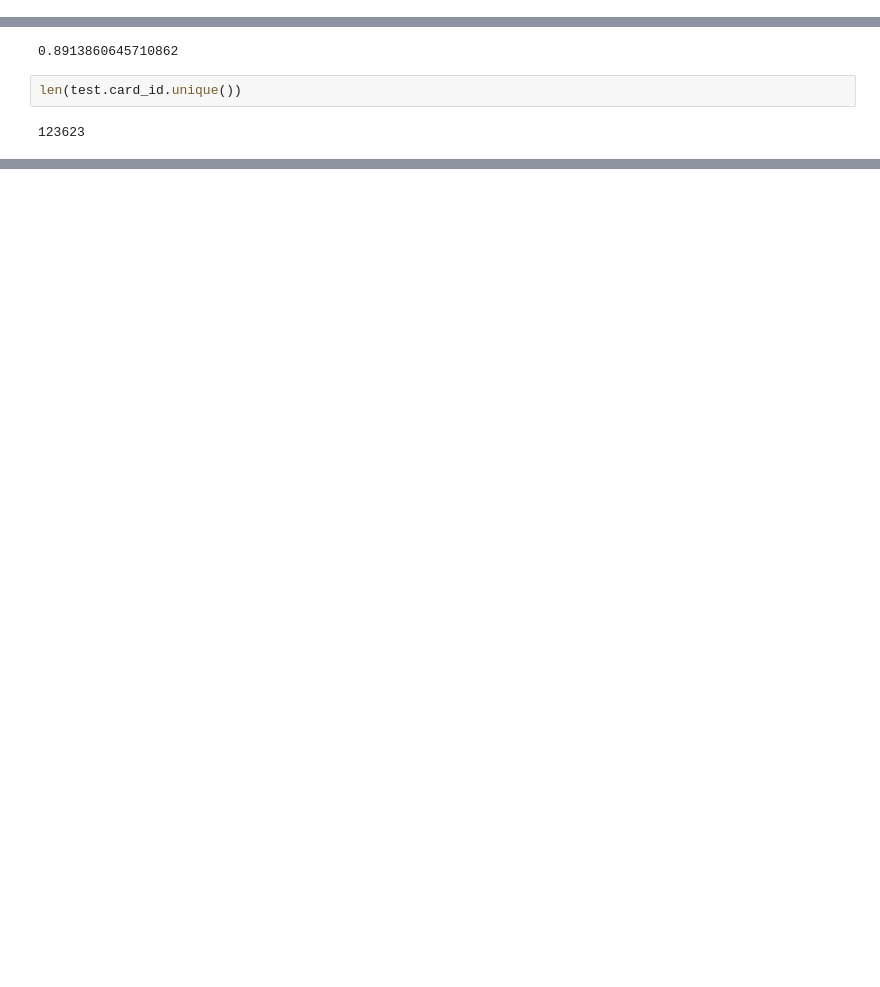
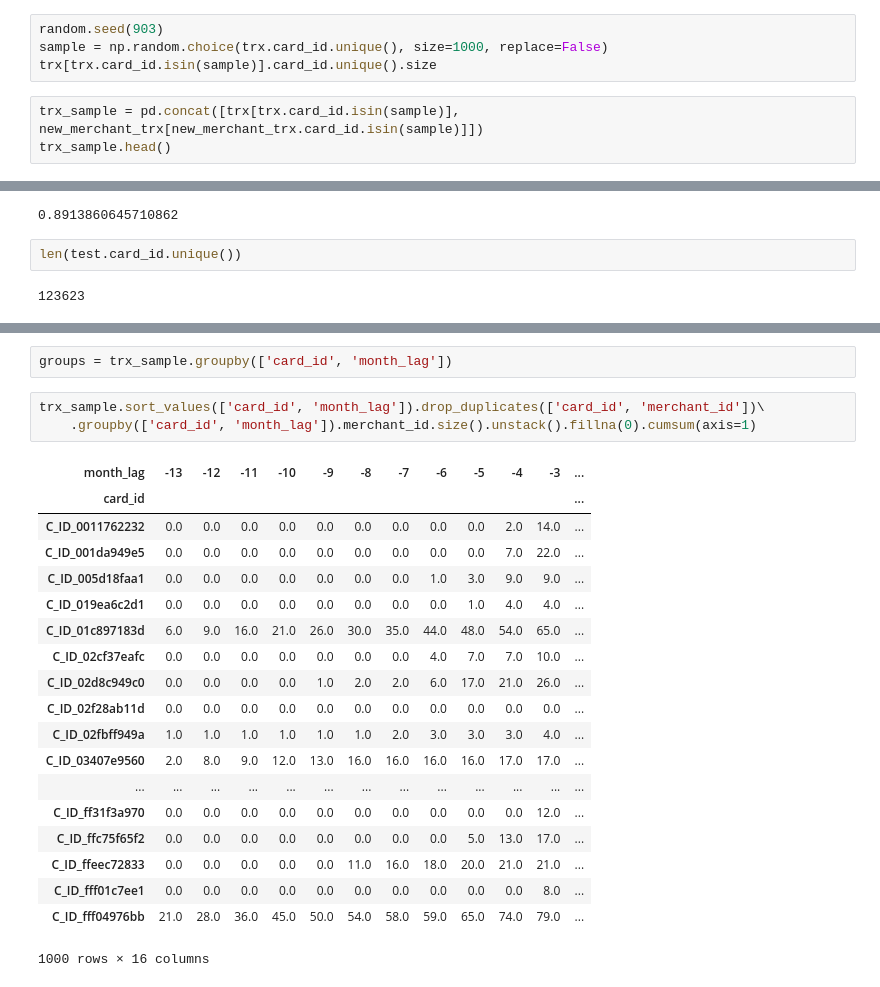
Before and after one commit to michaelfedell/kaggle_elo, a Jupyter notebook: eda/EDA_MF.ipynb, the cells around one changed output, grey strips where cells are left out. Saved outputs shown, nothing was run; the diff lists cells and outputs as text; blank space fills up the shorter version.

```diff
--- a/eda/EDA_MF.ipynb
+++ b/eda/EDA_MF.ipynb
@@ -14,0 +20,7 @@ test = pd.read_csv('../data/test.csv')
+# %%
+random.seed(903)
+sample = np.random.choice(trx.card_id.unique(), size=1000, replace=False)
+trx[trx.card_id.isin(sample)].card_id.unique().size
+# %%
+trx_sample = pd.concat([trx[trx.card_id.isin(sample)], new_merchant_trx[new_merchant_trx.card_id.isin(sample)]])
+trx_sample.head()
@@ -238,0 +304,25 @@ len(test.card_id.unique())
+# %%
+groups = trx_sample.groupby(['card_id', 'month_lag'])
+# %%
+trx_sample.sort_values(['card_id', 'month_lag']).drop_duplicates(['card_id', 'merchant_id'])\
+    .groupby(['card_id', 'month_lag']).merchant_id.size().unstack().fillna(0).cumsum(axis=1)
+# %% [output]
+| month_lag | -13 | -12 | -11 | -10 | -9 | -8 | -7 | -6 | -5 | -4 | -3 | ... |
+| card_id |  |  |  |  |  |  |  |  |  |  |  | ... |
+| C_ID_0011762232 | 0.0 | 0.0 | 0.0 | 0.0 | 0.0 | 0.0 | 0.0 | 0.0 | 0.0 | 2.0 | 14.0 | ... |
+| C_ID_001da949e5 | 0.0 | 0.0 | 0.0 | 0.0 | 0.0 | 0.0 | 0.0 | 0.0 | 0.0 | 7.0 | 22.0 | ... |
+| C_ID_005d18faa1 | 0.0 | 0.0 | 0.0 | 0.0 | 0.0 | 0.0 | 0.0 | 1.0 | 3.0 | 9.0 | 9.0 | ... |
+| C_ID_019ea6c2d1 | 0.0 | 0.0 | 0.0 | 0.0 | 0.0 | 0.0 | 0.0 | 0.0 | 1.0 | 4.0 | 4.0 | ... |
+| C_ID_01c897183d | 6.0 | 9.0 | 16.0 | 21.0 | 26.0 | 30.0 | 35.0 | 44.0 | 48.0 | 54.0 | 65.0 | ... |
+| C_ID_02cf37eafc | 0.0 | 0.0 | 0.0 | 0.0 | 0.0 | 0.0 | 0.0 | 4.0 | 7.0 | 7.0 | 10.0 | ... |
+| C_ID_02d8c949c0 | 0.0 | 0.0 | 0.0 | 0.0 | 1.0 | 2.0 | 2.0 | 6.0 | 17.0 | 21.0 | 26.0 | ... |
+| C_ID_02f28ab11d | 0.0 | 0.0 | 0.0 | 0.0 | 0.0 | 0.0 | 0.0 | 0.0 | 0.0 | 0.0 | 0.0 | ... |
+| C_ID_02fbff949a | 1.0 | 1.0 | 1.0 | 1.0 | 1.0 | 1.0 | 2.0 | 3.0 | 3.0 | 3.0 | 4.0 | ... |
+| C_ID_03407e9560 | 2.0 | 8.0 | 9.0 | 12.0 | 13.0 | 16.0 | 16.0 | 16.0 | 16.0 | 17.0 | 17.0 | ... |
+| ... | ... | ... | ... | ... | ... | ... | ... | ... | ... | ... | ... | ... |
+| C_ID_ff31f3a970 | 0.0 | 0.0 | 0.0 | 0.0 | 0.0 | 0.0 | 0.0 | 0.0 | 0.0 | 0.0 | 12.0 | ... |
+| C_ID_ffc75f65f2 | 0.0 | 0.0 | 0.0 | 0.0 | 0.0 | 0.0 | 0.0 | 0.0 | 5.0 | 13.0 | 17.0 | ... |
+| C_ID_ffeec72833 | 0.0 | 0.0 | 0.0 | 0.0 | 0.0 | 11.0 | 16.0 | 18.0 | 20.0 | 21.0 | 21.0 | ... |
+| C_ID_fff01c7ee1 | 0.0 | 0.0 | 0.0 | 0.0 | 0.0 | 0.0 | 0.0 | 0.0 | 0.0 | 0.0 | 8.0 | ... |
+| C_ID_fff04976bb | 21.0 | 28.0 | 36.0 | 45.0 | 50.0 | 54.0 | 58.0 | 59.0 | 65.0 | 74.0 | 79.0 | ... |
+1000 rows × 16 columns
```
Also changed, not shown: parts of 17 cells of this notebook.
